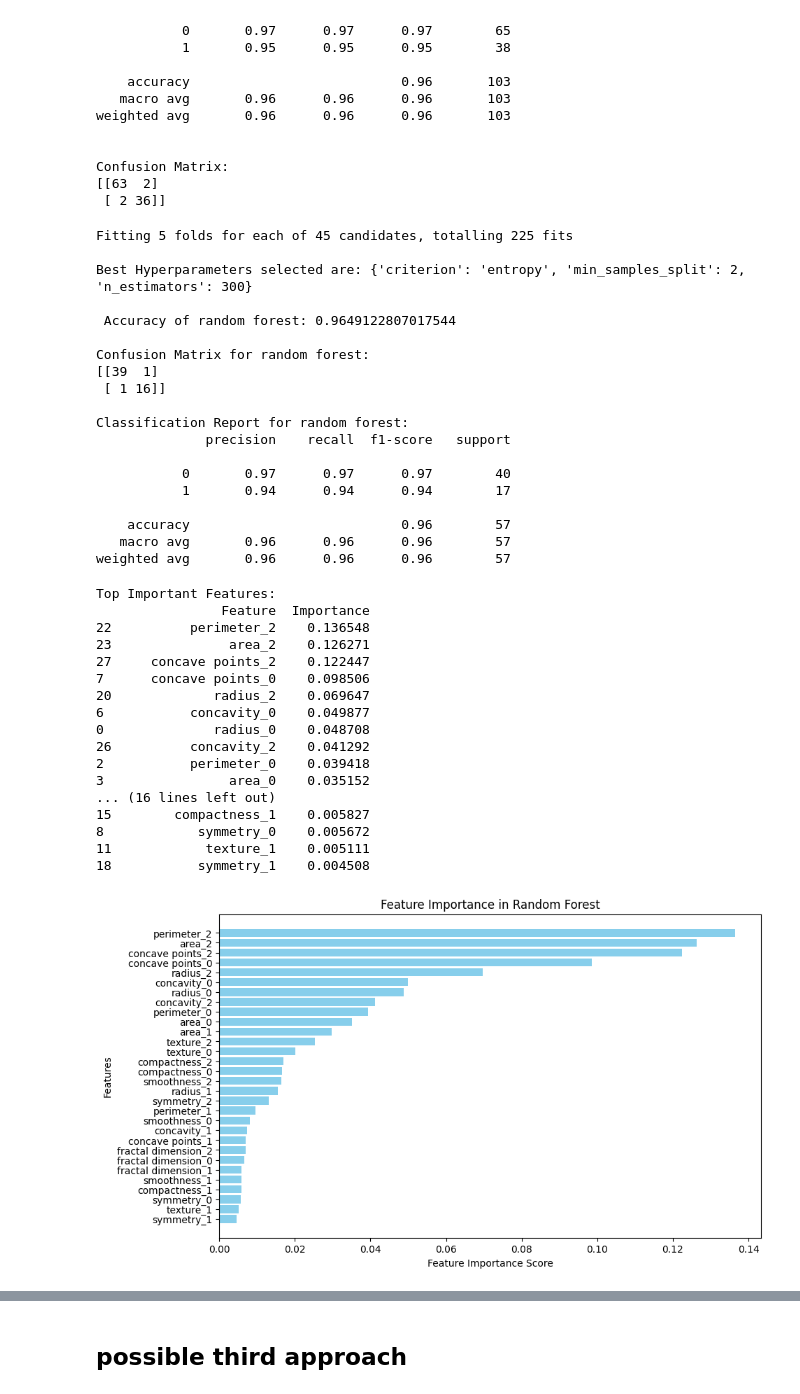
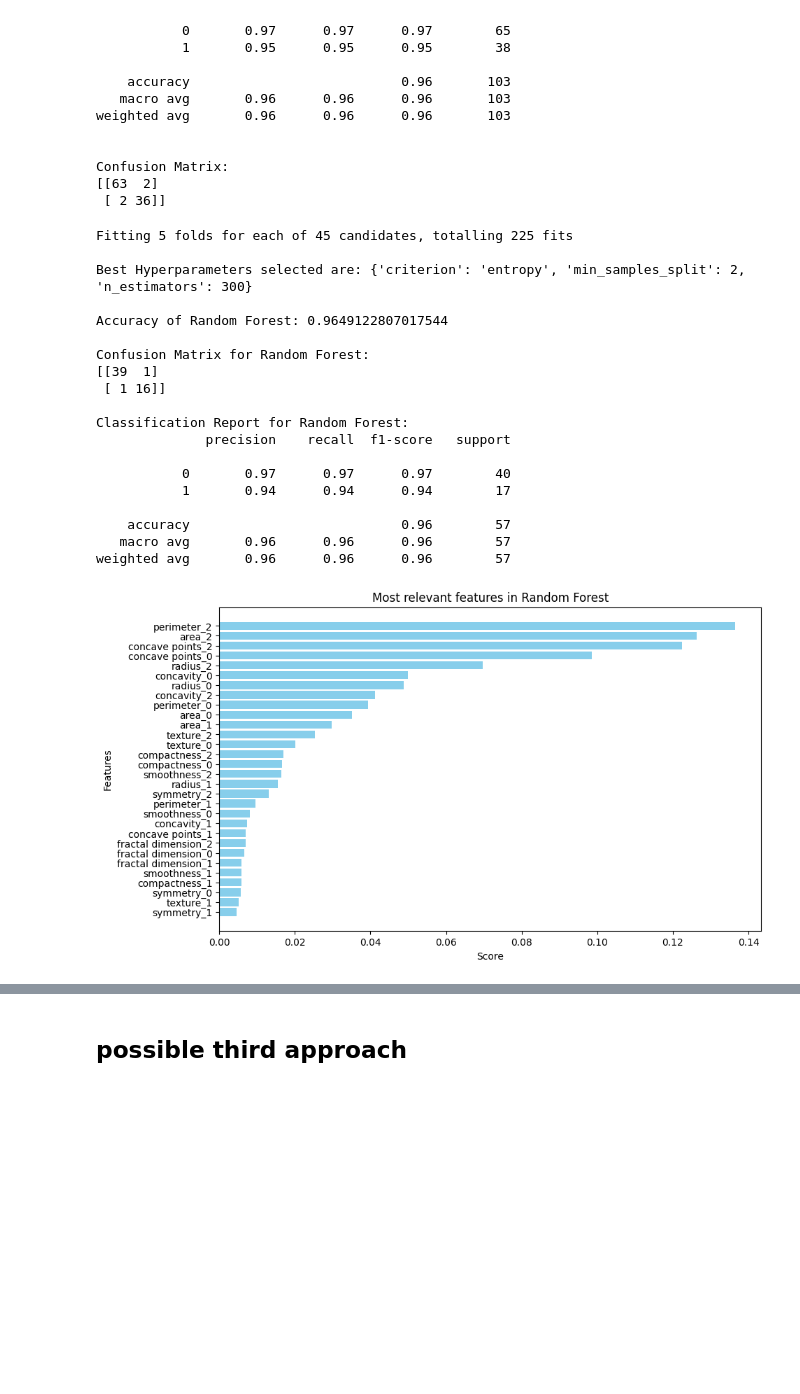
Before and after one commit to RoccoGiampetruzzi/Diagnostic-Systems, a Jupyter notebook: notebook.ipynb, the cells around one changed output, grey strips where cells are left out. Cells and saved outputs as stored; diff of their text form; code cells hidden in the pictures; blank space fills up the shorter version.

Commit message:
minor modifications on how scores are displayed

```diff
--- a/notebook.ipynb
+++ b/notebook.ipynb
@@ -342,19 +359,19 @@ randomforest_model = best_randomforest(patient_X, patient_y, param)
 
 y_pred = randomforest_model.predict(patient_X_test)
 
-evaluate_model(patient_y_test, y_pred, "random forest")
+accuracy, conf_matrix = evaluate_model(patient_y_test, y_pred, "Random Forest")
 # %% [output]
 Fitting 5 folds for each of 45 candidates, totalling 225 fits
 
 Best Hyperparameters selected are: {'criterion': 'entropy', 'min_samples_split': 2, 'n_estimators': 300}
 
- Accuracy of random forest: 0.9649122807017544
+Accuracy of Random Forest: 0.9649122807017544
 
-Confusion Matrix for random forest:
+Confusion Matrix for Random Forest:
 [[39  1]
  [ 1 16]]
 
-Classification Report for random forest:
+Classification Report for Random Forest:
               precision    recall  f1-score   support
 
            0       0.97      0.97      0.97        40
@@ -364,44 +381,15 @@ Classification Report for random forest:
    macro avg       0.96      0.96      0.96        57
 weighted avg       0.96      0.96      0.96        57
 # %%
+feature_importances = randomforest_model.feature_importances_
+importance_df = pd.DataFrame({'Feature': patient_X.columns, 'Importance': feature_importances}).sort_values(by='Importance', ascending=False)
 
-# Get feature importance scores
-feature_importances = randomforest_model.feature_importances_
-
-# Create a DataFrame to store feature names and their importance scores
-importance_df = pd.DataFrame({'Feature': patient_X.columns, 'Importance': feature_importances})
-
-# Sort features by importance in descending order
-importance_df = importance_df.sort_values(by='Importance', ascending=False)
-
-# Print the top features
-print("\nTop Important Features:")
-print(importance_df)
-
-# Plot feature importances
 plt.figure(figsize=(10, 6))
+plt.gca().invert_yaxis()
 plt.barh(importance_df['Feature'], importance_df['Importance'], color='skyblue')
-plt.xlabel("Feature Importance Score")
+plt.xlabel("Score")
 plt.ylabel("Features")
-plt.title("Feature Importance in Random Forest")
-plt.gca().invert_yaxis()  # Invert y-axis for better readability
+plt.title("Most relevant features in Random Forest")
 plt.show()
 # %% [output]
-Top Important Features:
-                Feature  Importance
-22          perimeter_2    0.136548
-23               area_2    0.126271
-27     concave points_2    0.122447
-7      concave points_0    0.098506
-20             radius_2    0.069647
-6           concavity_0    0.049877
-0              radius_0    0.048708
-26          concavity_2    0.041292
-2           perimeter_0    0.039418
-3                area_0    0.035152
-... (16 lines left out)
-15        compactness_1    0.005827
-8            symmetry_0    0.005672
-11            texture_1    0.005111
-18           symmetry_1    0.004508
-[figure, old version]
+[figure, new version]
```
Also changed, not shown: parts of 2 cells of this notebook, 2 other files.
